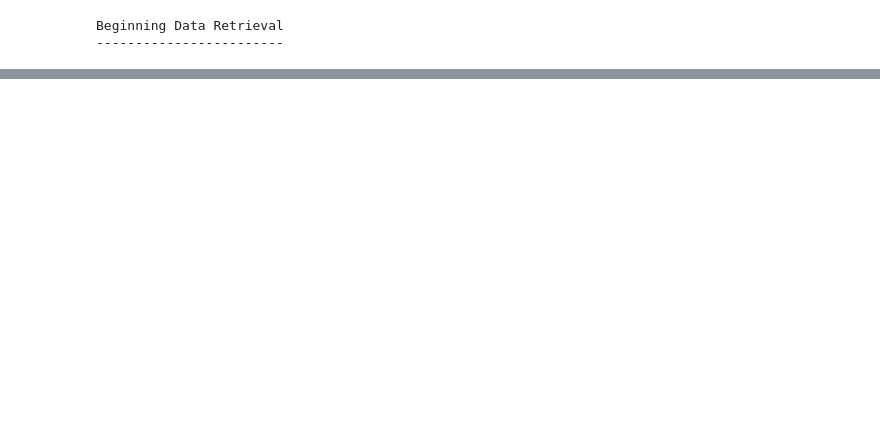
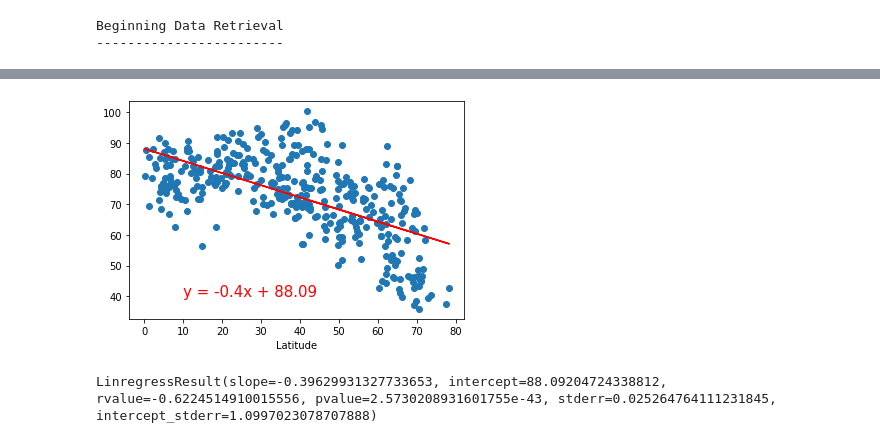
Before and after one commit to Shikharbhd/World_Weather_Analysis, a Jupyter notebook: WeatherPy.ipynb, the cells around one changed output, grey strips where cells are left out. Cells and saved outputs as stored; diff of their text form; code cells hidden in the pictures; blank space fills up the shorter version.

Commit message:
Module 6.4 Completed Linear Regression.

```diff
--- a/WeatherPy.ipynb
+++ b/WeatherPy.ipynb
@@ -296,0 +301,50 @@ plt.show()
+# %%
+# Create a Linear Regression Function
+
+# Import linear regression from the SciPy stats module.
+from scipy.stats import linregress
+
+# Create a function to create perform linear regression on the weather data
+# and plot a regression line and the equation with the data.
+def plot_linear_regression(x_values, y_values, title, y_label, text_coordinates):
+
+    # Run regression on hemisphere weather data.
+    (slope, intercept, r_value, p_value, std_err) = linregress(x_values, y_values)
+
+    # Calculate the regression line "y values" from the slope and intercept.
+    regress_values = x_values * slope + intercept
+
+    # Get the equation of the line.
+    line_eq = "y = " + str(round(slope,2)) + "x + " + str(round(intercept,2))
+
+    # Create a scatter plot of the x and y values.
+    plt.scatter(x_values,y_values)
+    # Plot the regression line with the x-values and the y coordinates based on the intercept and slope.
+    plt.plot(x_values,regress_values,"r")
+    # Annotate the text for the line equation and add its coordinates.
+    plt.annotate(line_eq, text_coordinates, fontsize=15, color="red")
+    plt.xlabel('Latitude')
+    plt.ylabel('')
+    plt.show()
+    # If we run this code there will be no output until we call the function with five parameters.
+# %%
+# Create the Hemisphere DataFrames
+northern_hemi_df=city_data_df.loc[(city_data_df["Lat"]>=0)]
+southern_hemi_df=city_data_df.loc[(city_data_df["Lat"]<0)]
+# %%
+# Perform Linear Regression on the Maximum Temperature for the Northern Hemisphere
+
+# Linear regression on the Northern Hemisphere
+x_values = northern_hemi_df["Lat"]
+y_values = northern_hemi_df["Max Temp"]
+# Call the function.
+plot_linear_regression(x_values, y_values,
+                       'Linear Regression on the Northern Hemisphere \
+                        for Maximum Temperature', 'Max Temp',(10,40))
+plt.show()
+# %% [output]
+[figure, added]
+# %%
+linregress(northern_hemi_df["Lat"],northern_hemi_df["Max Temp"])
+# %% [output]
+LinregressResult(slope=-0.39629931327733653, intercept=88.09204724338812, rvalue=-0.6224514910015556, pvalue=2.5730208931601755e-43, stderr=0.025264764111231845, intercept_stderr=1.0997023078707888)
```
Also changed, not shown: parts of 35 cells of this notebook, 5 other files.
